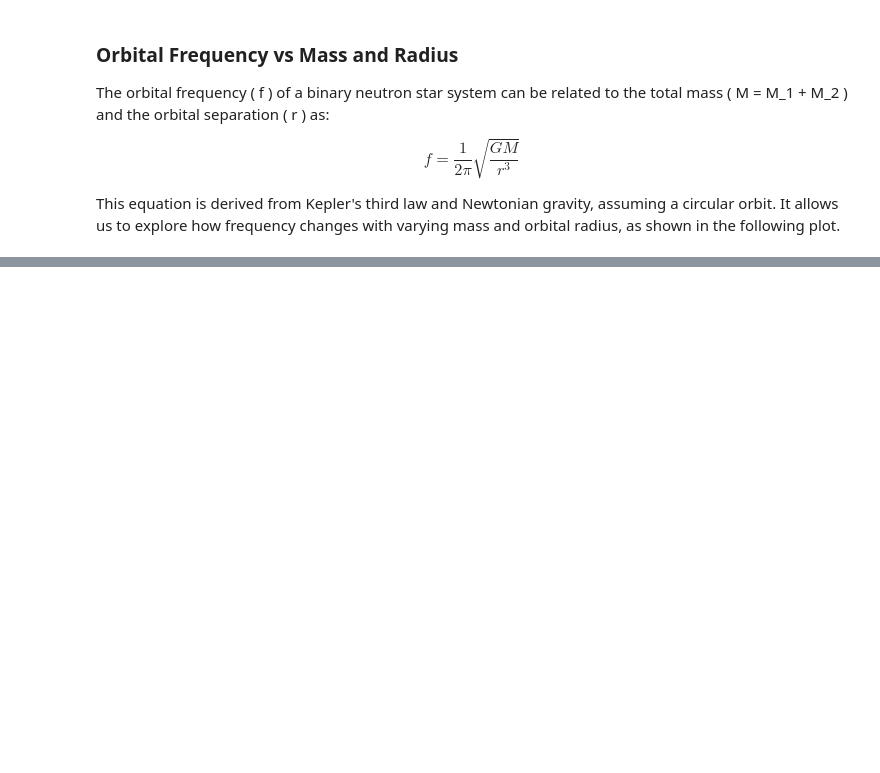
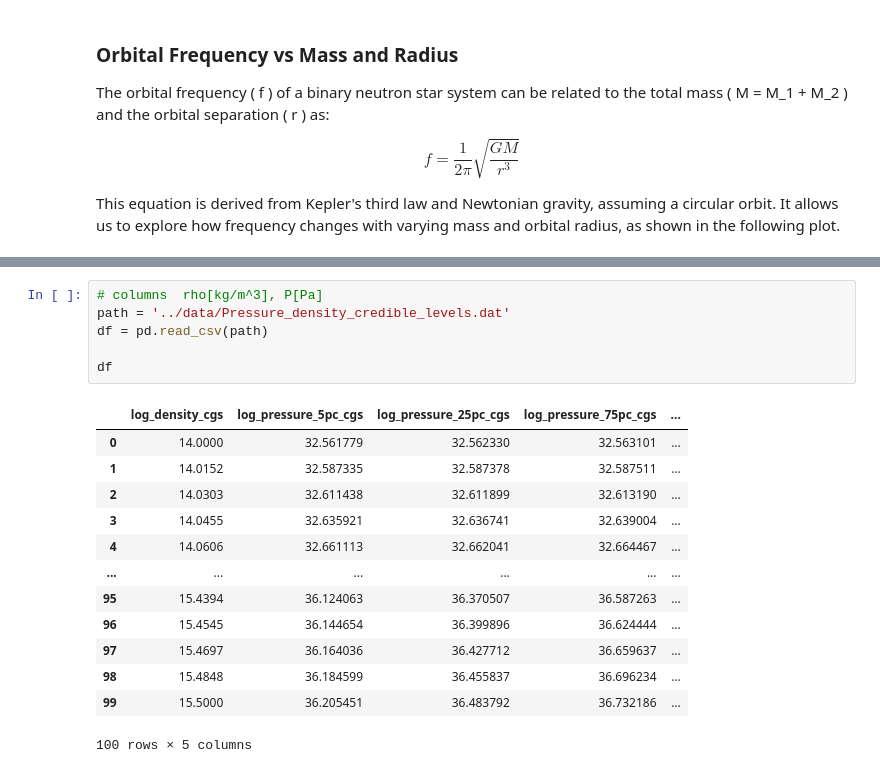
Before and after one commit to topollonaketsana/GW-Neutron_Star_Merger, a Jupyter notebook: notebook/parametized_data.ipynb, the cells around one changed output, grey strips where cells are left out. Drawn from its saved outputs; the diff is of its cells as text; blank space fills up the shorter version.

```diff
--- a/notebook/parametized_data.ipynb
+++ b/notebook/parametized_data.ipynb
@@ -159,0 +202,20 @@ $
+# %%
+# columns  rho[kg/m^3], P[Pa]
+path = '../data/Pressure_density_credible_levels.dat'
+df = pd.read_csv(path)
+
+df
+# %% [output]
+|  | log_density_cgs | log_pressure_5pc_cgs | log_pressure_25pc_cgs | log_pressure_75pc_cgs | ... |
+| 0 | 14.0000 | 32.561779 | 32.562330 | 32.563101 | ... |
+| 1 | 14.0152 | 32.587335 | 32.587378 | 32.587511 | ... |
+| 2 | 14.0303 | 32.611438 | 32.611899 | 32.613190 | ... |
+| 3 | 14.0455 | 32.635921 | 32.636741 | 32.639004 | ... |
+| 4 | 14.0606 | 32.661113 | 32.662041 | 32.664467 | ... |
+| ... | ... | ... | ... | ... | ... |
+| 95 | 15.4394 | 36.124063 | 36.370507 | 36.587263 | ... |
+| 96 | 15.4545 | 36.144654 | 36.399896 | 36.624444 | ... |
+| 97 | 15.4697 | 36.164036 | 36.427712 | 36.659637 | ... |
+| 98 | 15.4848 | 36.184599 | 36.455837 | 36.696234 | ... |
+| 99 | 15.5000 | 36.205451 | 36.483792 | 36.732186 | ... |
+100 rows × 5 columns
```
Also changed, not shown: parts of 24 cells of this notebook, 5 other files.
